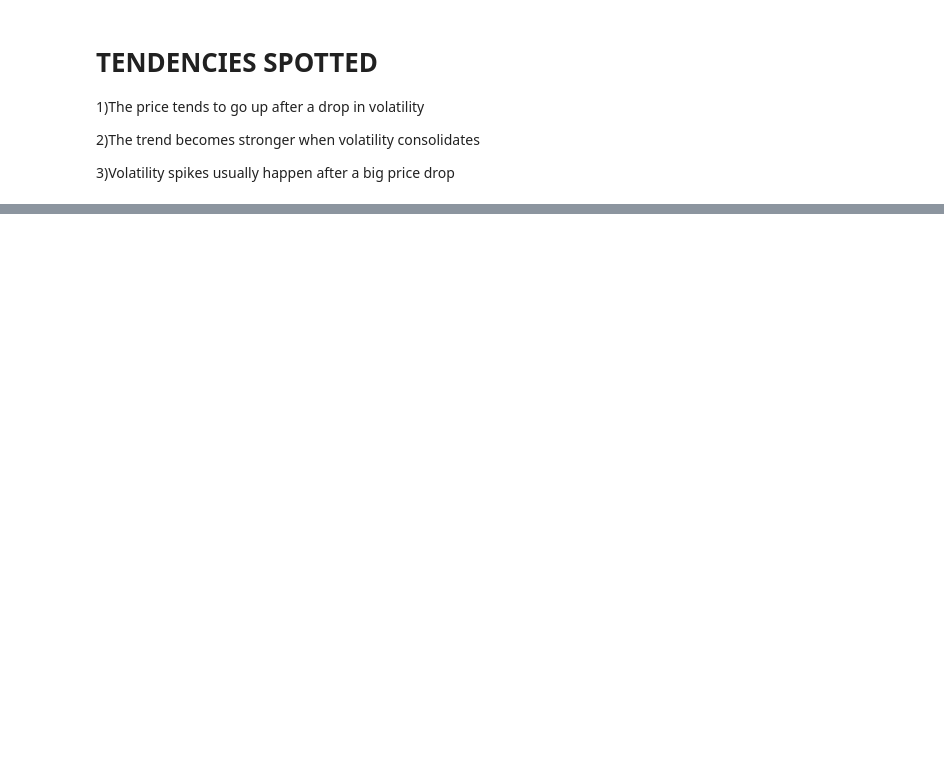
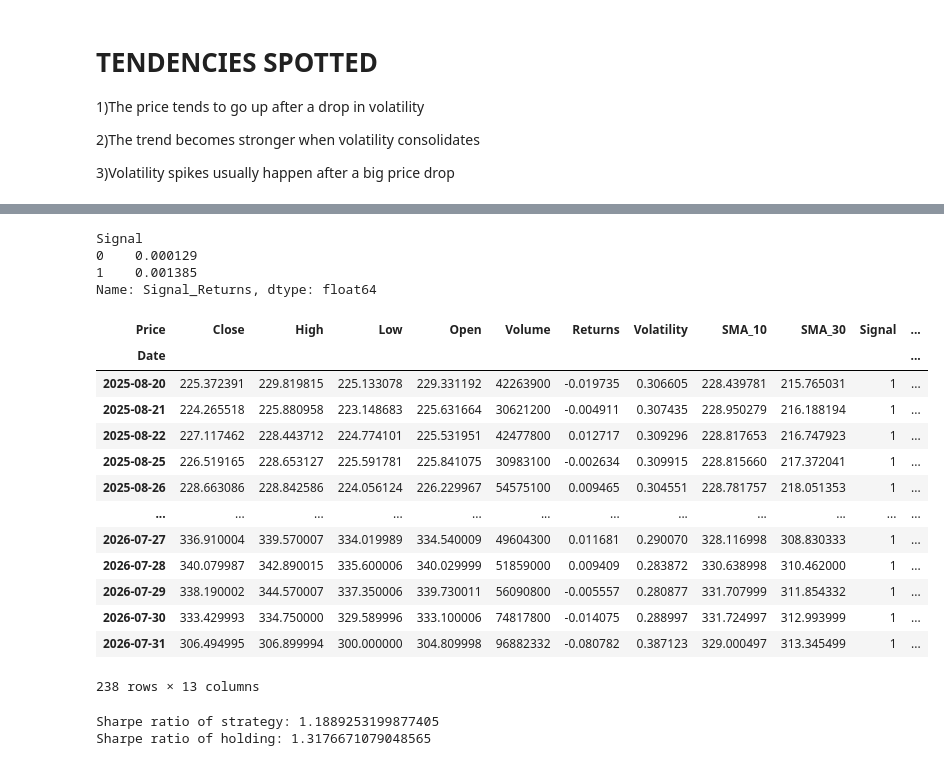
Before and after one commit to ivan-cl0udz/quant_work, a Jupyter notebook: week1.ipynb, the cells around one changed output, grey strips where cells are left out. Cells and saved outputs as stored; diff of their text form; code cells hidden in the pictures; blank space fills up the shorter version.

Commit message:
repeated for a quicker sma crossover

```diff
--- a/week1.ipynb
+++ b/week1.ipynb
@@ -333,0 +339,4 @@ fig.show()
+# %%
+sma_quick = data.copy()
+sma_quick.drop(['SMA_20','SMA_50'],axis=1,inplace=True)
+sma_quick
@@ -333,0 +358,15 @@ fig.show()
+# %%
+sma_quick['SMA_10'] = sma_quick['Close'].rolling(10).mean()
+sma_quick['SMA_30'] = sma_quick['Close'].rolling(30).mean()
+
+sma_quick['Signal'] = np.where(sma_quick['SMA_10'] > sma_quick['SMA_30'], 1, 0)
+sma_quick.dropna(inplace=True)
+sma_quick['Signal_Returns'] = sma_quick['Signal'].shift(1) * sma_quick['Returns']
+sma_quick.dropna(inplace=True)
+# %%
+sma_quick.groupby('Signal')['Signal_Returns'].mean()
+# %% [output]
+Signal
+0    0.000129
+1    0.001385
+Name: Signal_Returns, dtype: float64
@@ -333,0 +376,19 @@ fig.show()
+# %%
+sma_quick['Buy_Hold'] = (1 + sma_quick['Returns']).cumprod()
+sma_quick['Equity_Curve'] = (1 + sma_quick['Signal_Returns']).cumprod()
+sma_quick
+# %% [output]
+| Price | Close | High | Low | Open | Volume | Returns | Volatility | SMA_10 | SMA_30 | Signal | ... |
+| Date |  |  |  |  |  |  |  |  |  |  | ... |
+| 2025-08-20 | 225.372391 | 229.819815 | 225.133078 | 229.331192 | 42263900 | -0.019735 | 0.306605 | 228.439781 | 215.765031 | 1 | ... |
+| 2025-08-21 | 224.265518 | 225.880958 | 223.148683 | 225.631664 | 30621200 | -0.004911 | 0.307435 | 228.950279 | 216.188194 | 1 | ... |
+| 2025-08-22 | 227.117462 | 228.443712 | 224.774101 | 225.531951 | 42477800 | 0.012717 | 0.309296 | 228.817653 | 216.747923 | 1 | ... |
+| 2025-08-25 | 226.519165 | 228.653127 | 225.591781 | 225.841075 | 30983100 | -0.002634 | 0.309915 | 228.815660 | 217.372041 | 1 | ... |
+| 2025-08-26 | 228.663086 | 228.842586 | 224.056124 | 226.229967 | 54575100 | 0.009465 | 0.304551 | 228.781757 | 218.051353 | 1 | ... |
+| ... | ... | ... | ... | ... | ... | ... | ... | ... | ... | ... | ... |
+| 2026-07-27 | 336.910004 | 339.570007 | 334.019989 | 334.540009 | 49604300 | 0.011681 | 0.290070 | 328.116998 | 308.830333 | 1 | ... |
+| 2026-07-28 | 340.079987 | 342.890015 | 335.600006 | 340.029999 | 51859000 | 0.009409 | 0.283872 | 330.638998 | 310.462000 | 1 | ... |
+| 2026-07-29 | 338.190002 | 344.570007 | 337.350006 | 339.730011 | 56090800 | -0.005557 | 0.280877 | 331.707999 | 311.854332 | 1 | ... |
+| 2026-07-30 | 333.429993 | 334.750000 | 329.589996 | 333.100006 | 74817800 | -0.014075 | 0.288997 | 331.724997 | 312.993999 | 1 | ... |
+| 2026-07-31 | 306.494995 | 306.899994 | 300.000000 | 304.809998 | 96882332 | -0.080782 | 0.387123 | 329.000497 | 313.345499 | 1 | ... |
+238 rows × 13 columns
@@ -333,0 +405,6 @@ fig.show()
+# %%
+print(f'Sharpe ratio of strategy: {sharpe(sma_quick['Signal_Returns'])}')
+print(f'Sharpe ratio of holding: {sharpe(sma_quick['Returns'])}')
+# %% [output]
+Sharpe ratio of strategy: 1.1889253199877405
+Sharpe ratio of holding: 1.3176671079048565
```
Also changed, not shown: parts of 20 cells of this notebook.
